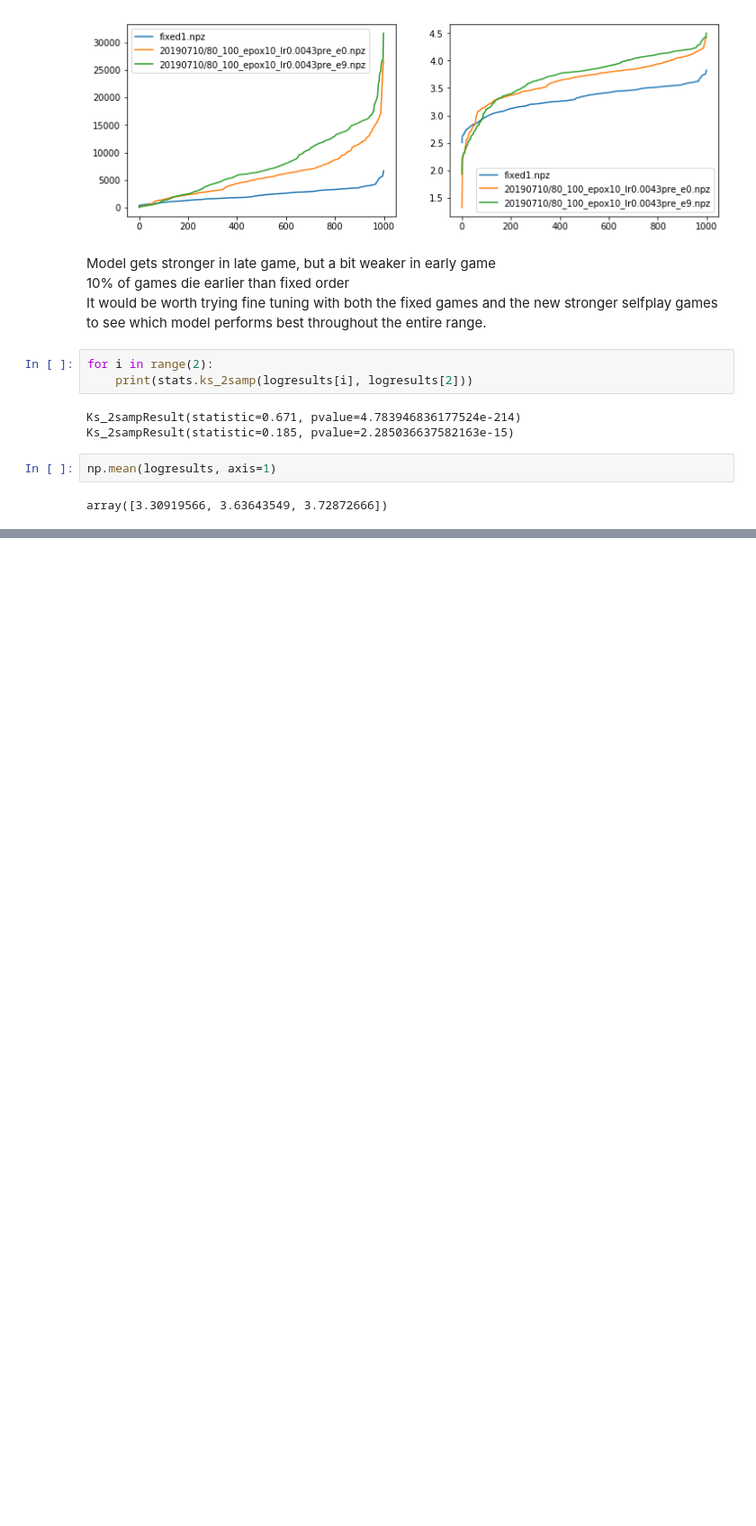
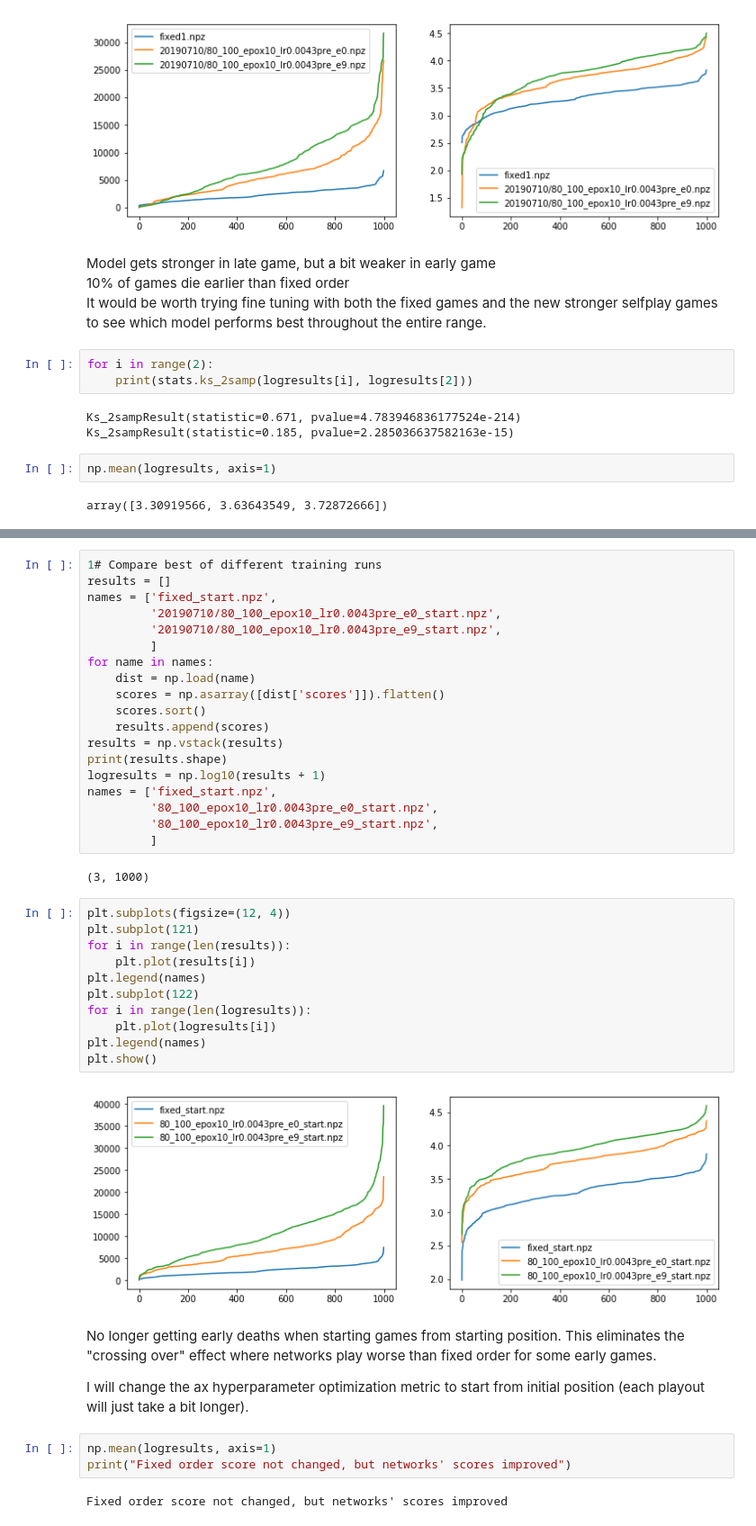
Before and after one commit to fqjin/2048NN, a Jupyter notebook: compare_models.ipynb, the cells around one changed output, grey strips where cells are left out. Shown at 90% size. Saved outputs shown, nothing was run; the diff lists cells and outputs as text; blank space fills up the shorter version.

```diff
--- a/compare_models.ipynb
+++ b/compare_models.ipynb
@@ -813,0 +817,43 @@ array([3.30919566, 3.63643549, 3.72872666])
+# %%
+1# Compare best of different training runs
+results = []
+names = ['fixed_start.npz',
+         '20190710/80_100_epox10_lr0.0043pre_e0_start.npz',
+         '20190710/80_100_epox10_lr0.0043pre_e9_start.npz',
+         ]
+for name in names:
+    dist = np.load(name)
+    scores = np.asarray([dist['scores']]).flatten()
+    scores.sort()
+    results.append(scores)
+results = np.vstack(results)
+print(results.shape)
+logresults = np.log10(results + 1)
+names = ['fixed_start.npz',
+         '80_100_epox10_lr0.0043pre_e0_start.npz',
+         '80_100_epox10_lr0.0043pre_e9_start.npz',
+         ]
+# %% [output]
+(3, 1000)
+# %%
+plt.subplots(figsize=(12, 4))
+plt.subplot(121)
+for i in range(len(results)):
+    plt.plot(results[i])
+plt.legend(names)
+plt.subplot(122)
+for i in range(len(logresults)):
+    plt.plot(logresults[i])
+plt.legend(names)
+plt.show()
+# %% [output]
+[figure, added]
+# %% [markdown]
+No longer getting early deaths when starting games from starting position. This eliminates the "crossing over" effect where networks play worse than fixed order for some early games.
+
+I will change the ax hyperparameter optimization metric to start from initial position (each playout will just take a bit longer).
+# %%
+np.mean(logresults, axis=1)
+print("Fixed order score not changed, but networks' scores improved")
+# %% [output]
+Fixed order score not changed, but networks' scores improved
```
Also changed, not shown: parts of 5 cells of this notebook, 4 other files.
